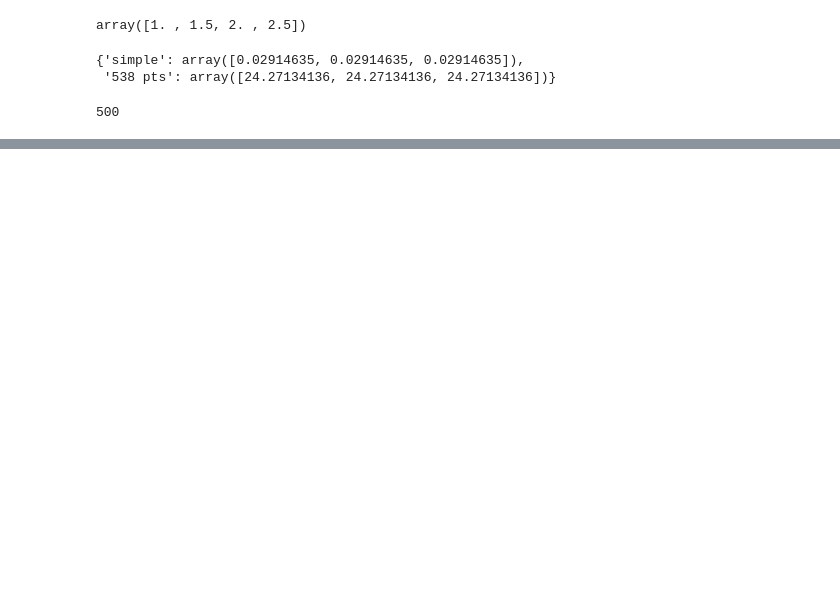
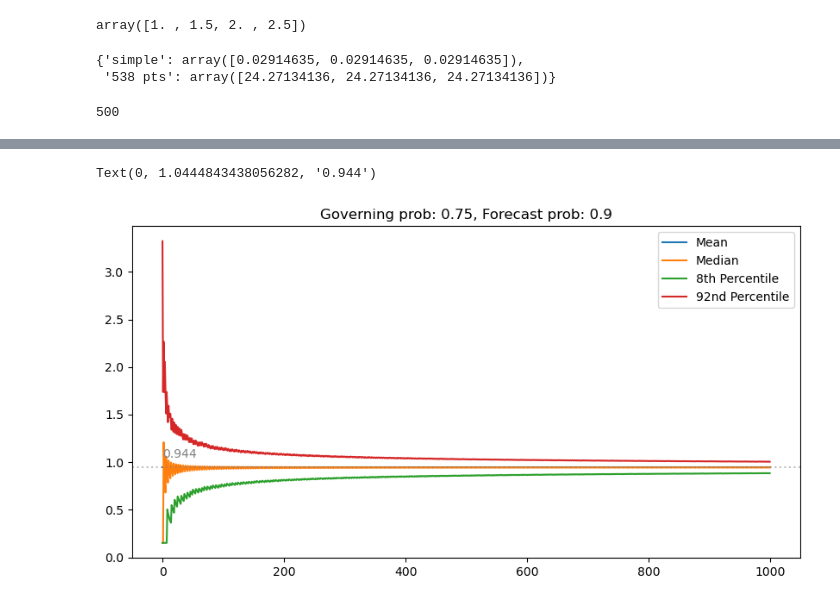
Before and after one commit to hickman-santini/local-proper, a Jupyter notebook: local_proper.ipynb, the cells around one changed output, grey strips where cells are left out. Drawn from its saved outputs; the diff is of its cells as text; code cells hidden in the pictures; blank space fills up the shorter version.

```diff
--- a/local_proper.ipynb
+++ b/local_proper.ipynb
@@ -212,0 +258,24 @@ for N in range(1, N):
+# %%
+# Example with 10 games, win probability of 0.5, and the simple_log_score function
+total_games = 1000
+
+# Example calculation with 8th and 92nd percentiles
+mean_scores, median_scores, percentile_scores = calculate_efficient_stats(total_games, governing_prob, forecast_prob, simple_log_score, [8, 92])
+# %%
+# Plot the series of means, medians, 8th and 92nd percentile scores. X axis is index. Y axis is score. All in one.
+plt.plot(mean_scores, label='Mean')
+plt.plot(median_scores, label='Median')
+plt.plot(percentile_scores[8], label='8th Percentile')
+plt.plot(percentile_scores[92], label='92nd Percentile')
+# Show labels
+plt.legend()
+plt.title(f'Governing prob: {governing_prob}, Forecast prob: {forecast_prob}')
+
+xx = exp_ign(governing_prob, forecast_prob)
+# Plot horizontal line at y = xx
+plt.axhline(y=xx, color='grey', linestyle='dotted', alpha = 0.5)
+# Label that line with value xx and move it up a little bit
+plt.text(0, xx + 0.1, f'{xx:.3f}', color='grey')
+# %% [output]
+Text(0, 1.0444843438056282, '0.944')
+[figure, added]
```
Also changed, not shown: parts of 15 cells of this notebook, 7 other files.
